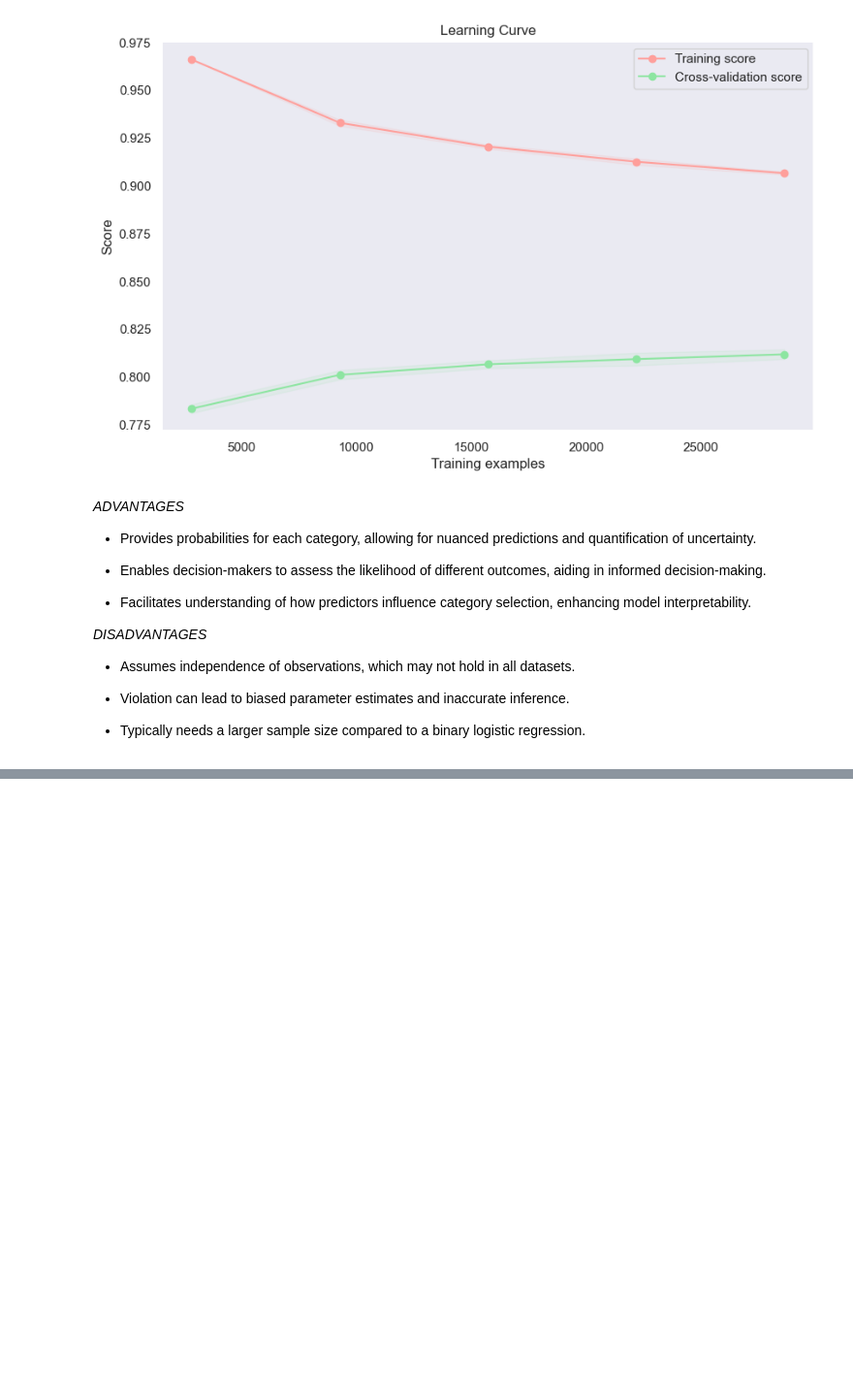
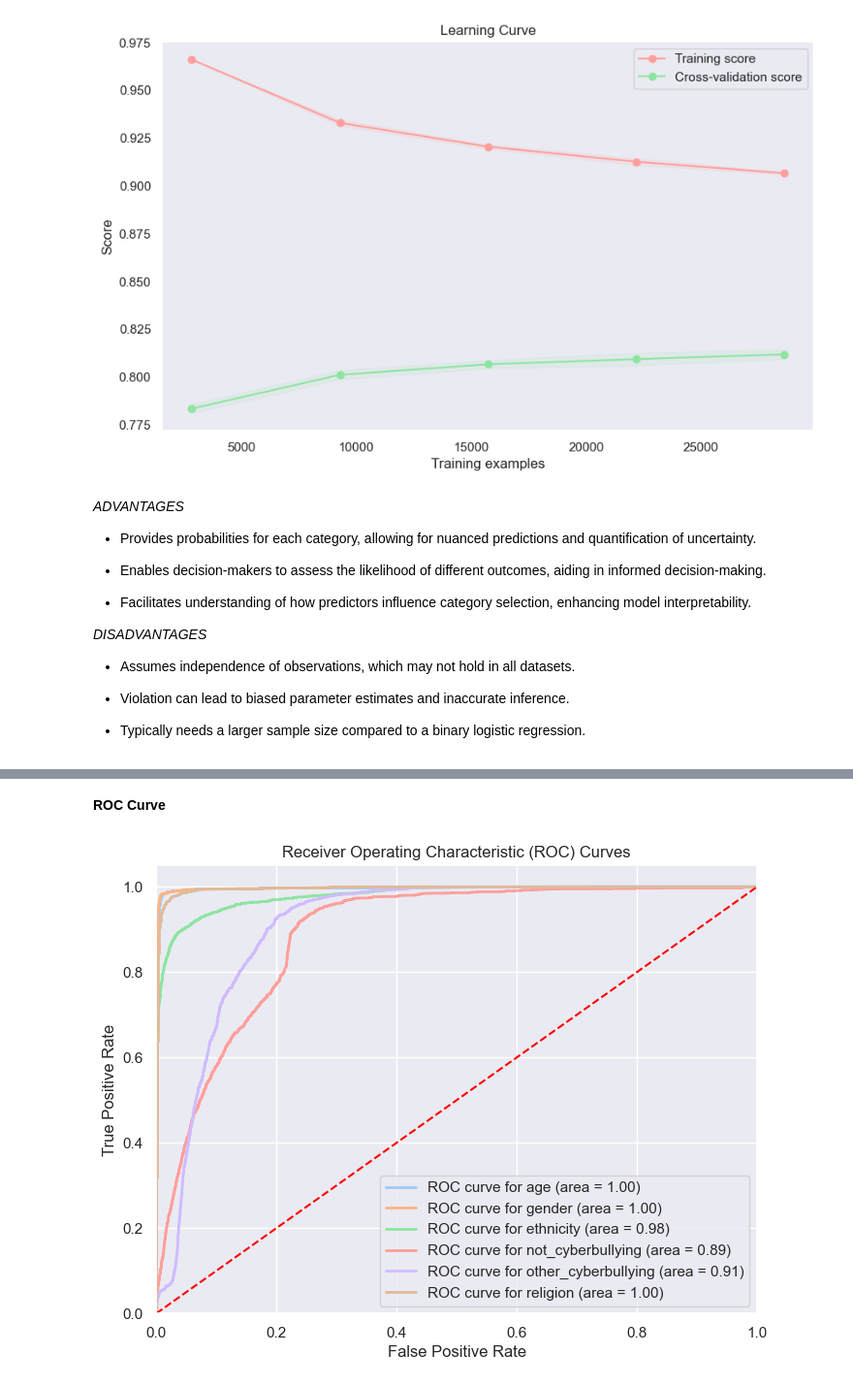
Before and after one commit to donkey-king-kong/CSCI-4907-NLU, a Jupyter notebook: Code/Full Source Code.ipynb, the cells around one changed output, grey strips where cells are left out. Shown at 97% size. Drawn from its saved outputs; the diff is of its cells as text; code cells hidden in the pictures; blank space fills up the shorter version.

```diff
--- a/Code/Full Source Code.ipynb
+++ b/Code/Full Source Code.ipynb
@@ -580,0 +622,6 @@ The ROC curve illustrates the balance between true positive rate (TPR) and false
+# %%
+# Call the function with your trained model and test data
+vectorizer   = TfidfVectorizer()
+vectorizer.fit(df['tweet_clean'])
+x_test_vecs  = vectorizer.transform(x_test)
+plot_roc_curves(model, x_test_vecs, y_test)
@@ -580,0 +670,13 @@ The ROC curve illustrates the balance between true positive rate (TPR) and false
+# %%
+from sklearn.model_selection import train_test_split
+from sklearn.feature_extraction.text import TfidfVectorizer
+from sklearn.pipeline import Pipeline
+from sklearn.metrics import accuracy_score, classification_report, confusion_matrix
+
+x = df['tweet_clean']
+y,class_names = pd.factorize(df['cyberbullying_type'],sort=True)
+
+X_train, X_test, y_train, y_test = train_test_split(x,y,test_size=0.25,random_state=5)
+
+x_train = [str(x) for x in X_train]
+x_test  = [str(x) for x in X_test]
@@ -728,0 +908,6 @@ plot_learning_curve_multi_class(model, x_train_vecs, y_train, class_labels)
+# %% [markdown]
+**ROC Curve**
+# %%
+plot_roc_curves(model, x_test_vecs, y_test)
+# %% [output]
+[figure, added]
```
Also changed, not shown: parts of 23 cells of this notebook.
